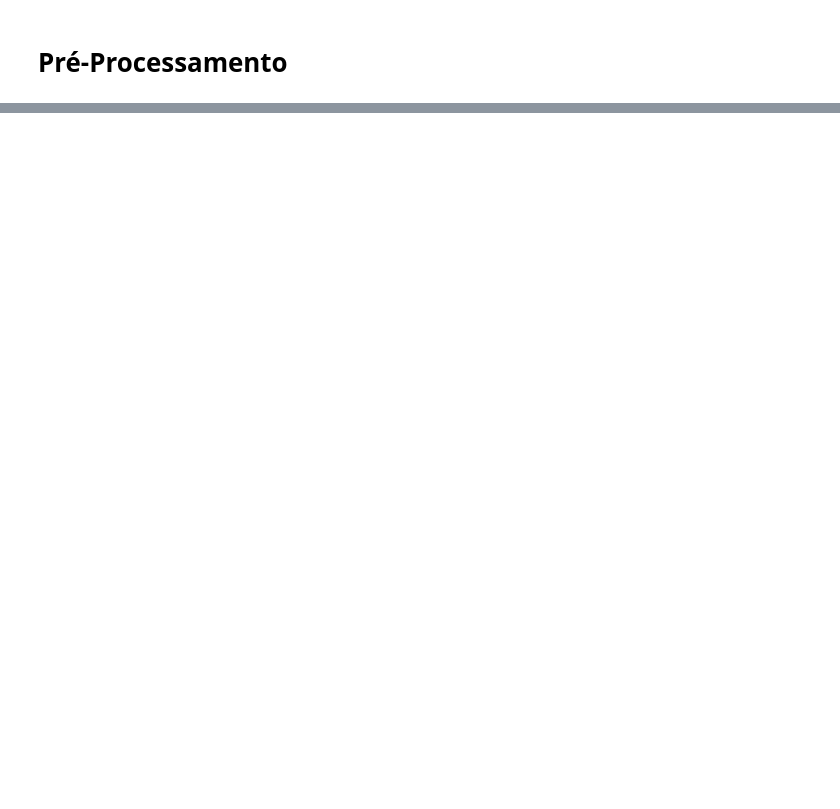
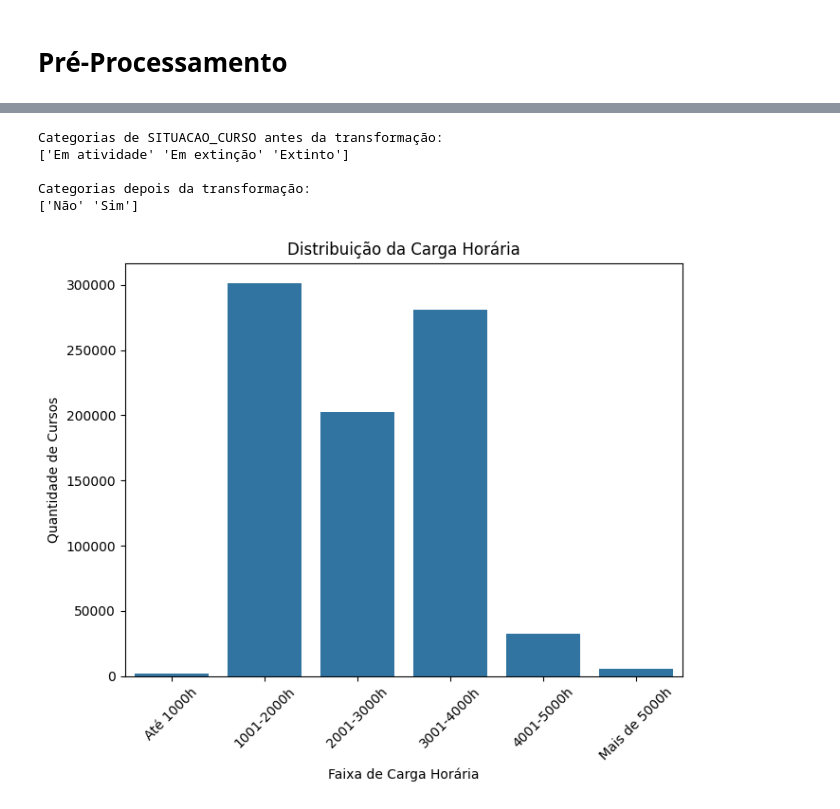
Before and after one commit to willemromao/cursos_graduacao_brasil, a Jupyter notebook: notebooks/02_data_preprocessing.ipynb, the cells around one changed output, grey strips where cells are left out. Saved outputs shown, nothing was run; the diff lists cells and outputs as text; code cells hidden in the pictures; blank space fills up the shorter version.

Commit message:
feat: new data preprocessed

```diff
--- a/notebooks/02_data_preprocessing.ipynb
+++ b/notebooks/02_data_preprocessing.ipynb
@@ -16,0 +46,44 @@ df.head()
+# %%
+# Tornar feature alvo em um problema binário ao invés de multiclasse
+
+print("Categorias de SITUACAO_CURSO antes da transformação:")
+print(df['SITUACAO_CURSO'].unique())
+
+df = df.rename(columns={'SITUACAO_CURSO': 'EXTINTO'})
+
+df['EXTINTO'] = df['EXTINTO'].replace(['Em extinção', 'Extinto'], 'Sim')
+df['EXTINTO'] = df['EXTINTO'].replace(['Em atividade'], 'Não')
+
+print("\nCategorias depois da transformação:")
+print(df['EXTINTO'].unique())
+# %% [output]
+Categorias de SITUACAO_CURSO antes da transformação:
+['Em atividade' 'Em extinção' 'Extinto']
+
+Categorias depois da transformação:
+['Não' 'Sim']
+# %%
+# Discretização de CARGA_HORARIA
+
+# Definir pontos de corte para carga horária
+bins_carga = [0, 1000, 2000, 3000, 4000, 5000, float('inf')]
+labels_carga = ['Até 1000h', '1001-2000h', '2001-3000h', '3001-4000h', '4001-5000h', 'Mais de 5000h']
+
+# Aplicar discretização personalizada
+df['CARGA_HORARIA'] = pd.cut(
+    df['CARGA_HORARIA'],
+    bins=bins_carga,
+    labels=labels_carga
+)
+# %%
+# Visualizar graficamente
+plt.figure(figsize=(7, 6))
+sns.countplot(x='CARGA_HORARIA', data=df, order=labels_carga)
+plt.title('Distribuição da Carga Horária')
+plt.xlabel('Faixa de Carga Horária')
+plt.ylabel('Quantidade de Cursos')
+plt.xticks(rotation=45)
+plt.tight_layout()
+plt.show()
+# %% [output]
+[figure, added]
```
Also changed, not shown: parts of 17 cells of this notebook.
